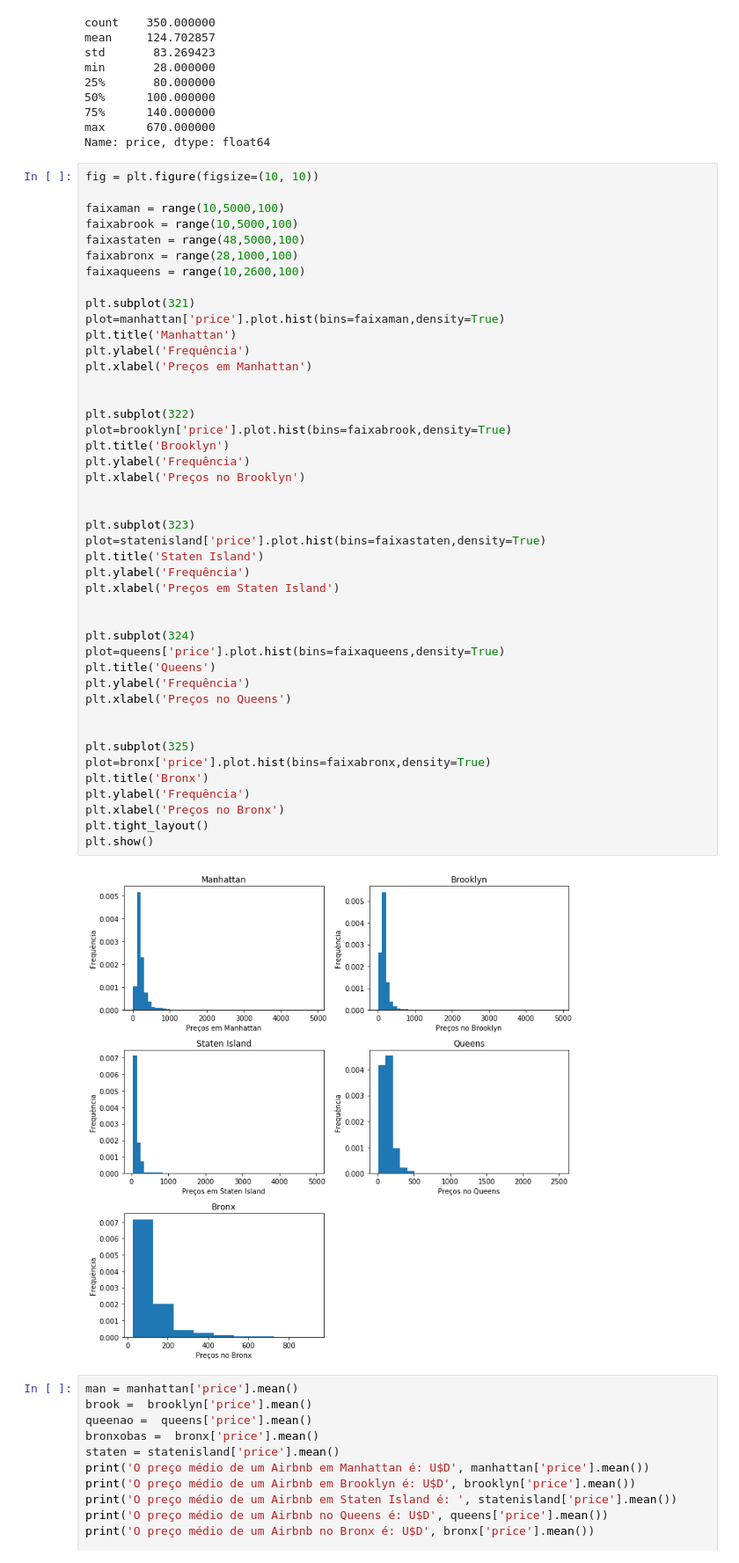
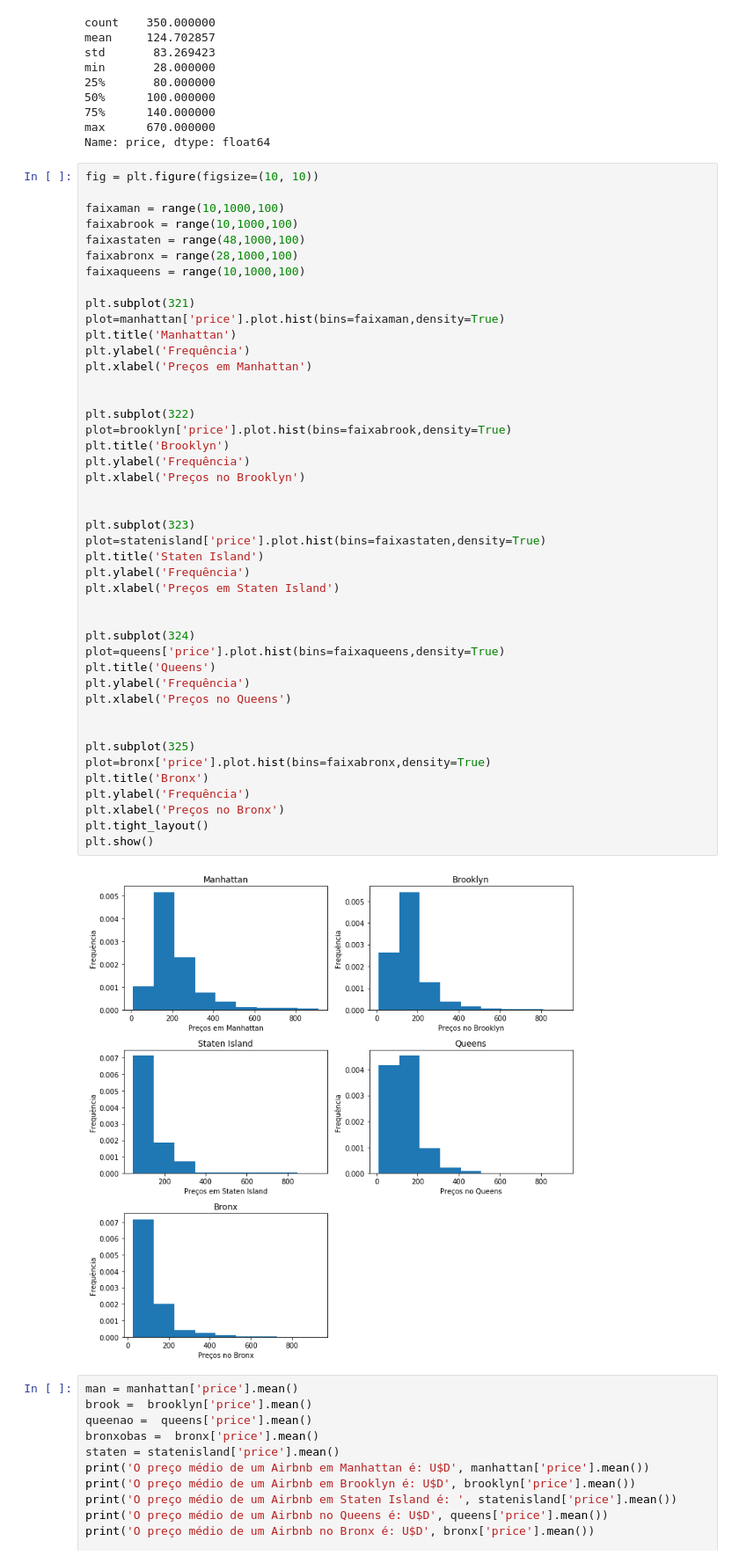
Before and after one commit to GabrielKabbani/P3-CD-AA-BK-GB-GK, a Jupyter notebook: P3 incial.ipynb, the cells around one changed output. Shown at 88% size. Saved outputs shown, nothing was run; the diff lists cells and outputs as text.

```diff
--- a/P3 incial.ipynb
+++ b/P3 incial.ipynb
@@ -238,11 +245,11 @@ Name: price, dtype: float64
 # %%
 fig = plt.figure(figsize=(10, 10))
 
-faixaman = range(10,5000,100)
-faixabrook = range(10,5000,100)
-faixastaten = range(48,5000,100)
+faixaman = range(10,1000,100)
+faixabrook = range(10,1000,100)
+faixastaten = range(48,1000,100)
 faixabronx = range(28,1000,100)
-faixaqueens = range(10,2600,100)
+faixaqueens = range(10,1000,100)
 
 plt.subplot(321)
 plot=manhattan['price'].plot.hist(bins=faixaman,density=True)
@@ -253,34 +260,34 @@ plt.xlabel('Preços em Manhattan')
 
 plt.subplot(322)
 plot=brooklyn['price'].plot.hist(bins=faixabrook,density=True)
 plt.title('Brooklyn')
 plt.ylabel('Frequência')
 plt.xlabel('Preços no Brooklyn')
 
 
 plt.subplot(323)
 plot=statenisland['price'].plot.hist(bins=faixastaten,density=True)
 plt.title('Staten Island')
 plt.ylabel('Frequência')
 plt.xlabel('Preços em Staten Island')
 
 
 plt.subplot(324)
 plot=queens['price'].plot.hist(bins=faixaqueens,density=True)
 plt.title('Queens')
 plt.ylabel('Frequência')
 plt.xlabel('Preços no Queens')
 
 
 plt.subplot(325)
 plot=bronx['price'].plot.hist(bins=faixabronx,density=True)
 plt.title('Bronx')
 plt.ylabel('Frequência')
 plt.xlabel('Preços no Bronx')
 plt.tight_layout()
 plt.show()
 # %% [output]
-[figure, old version]
+[figure, new version]
 # %%
 man = manhattan['price'].mean()
 brook =  brooklyn['price'].mean()
```
Also changed, not shown: parts of 21 cells of this notebook, 1 other file.
